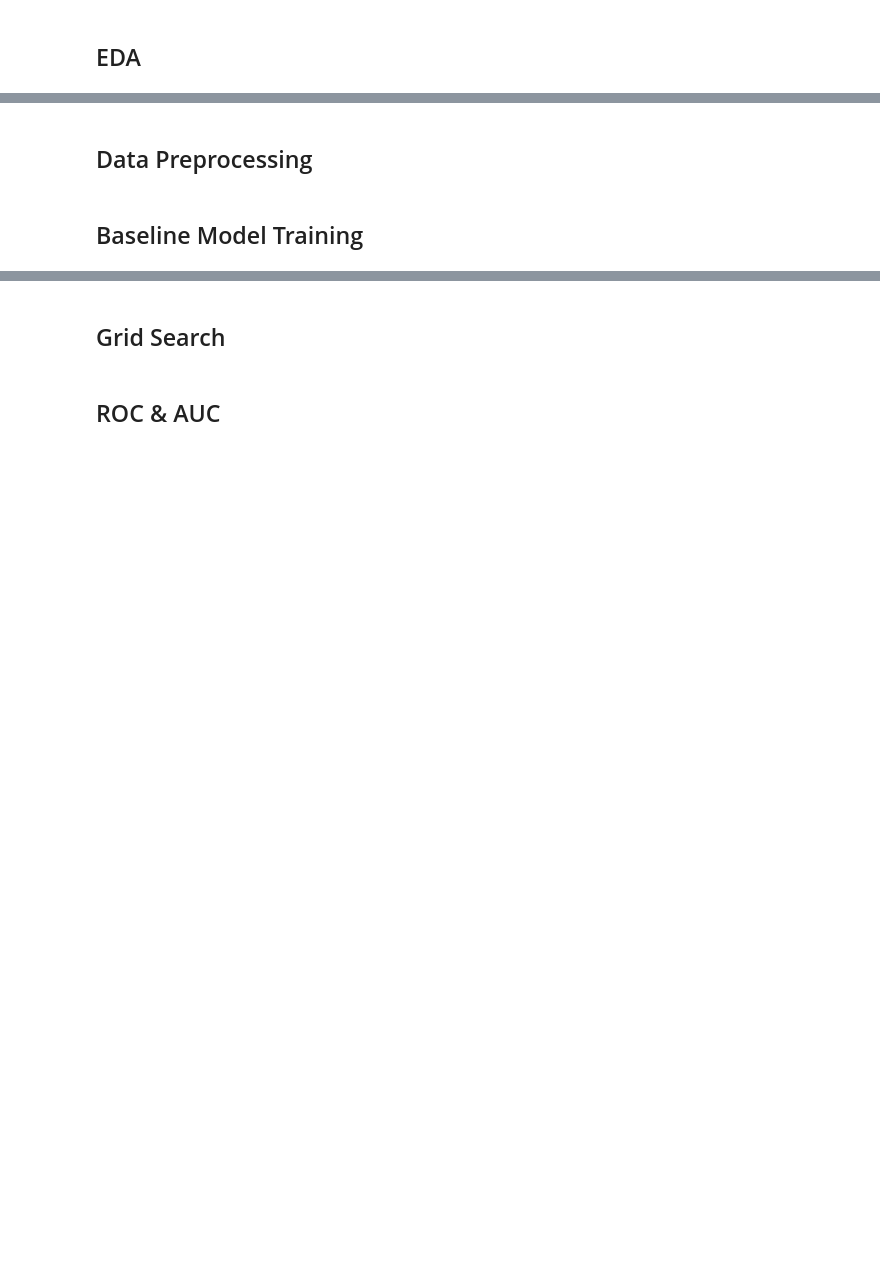
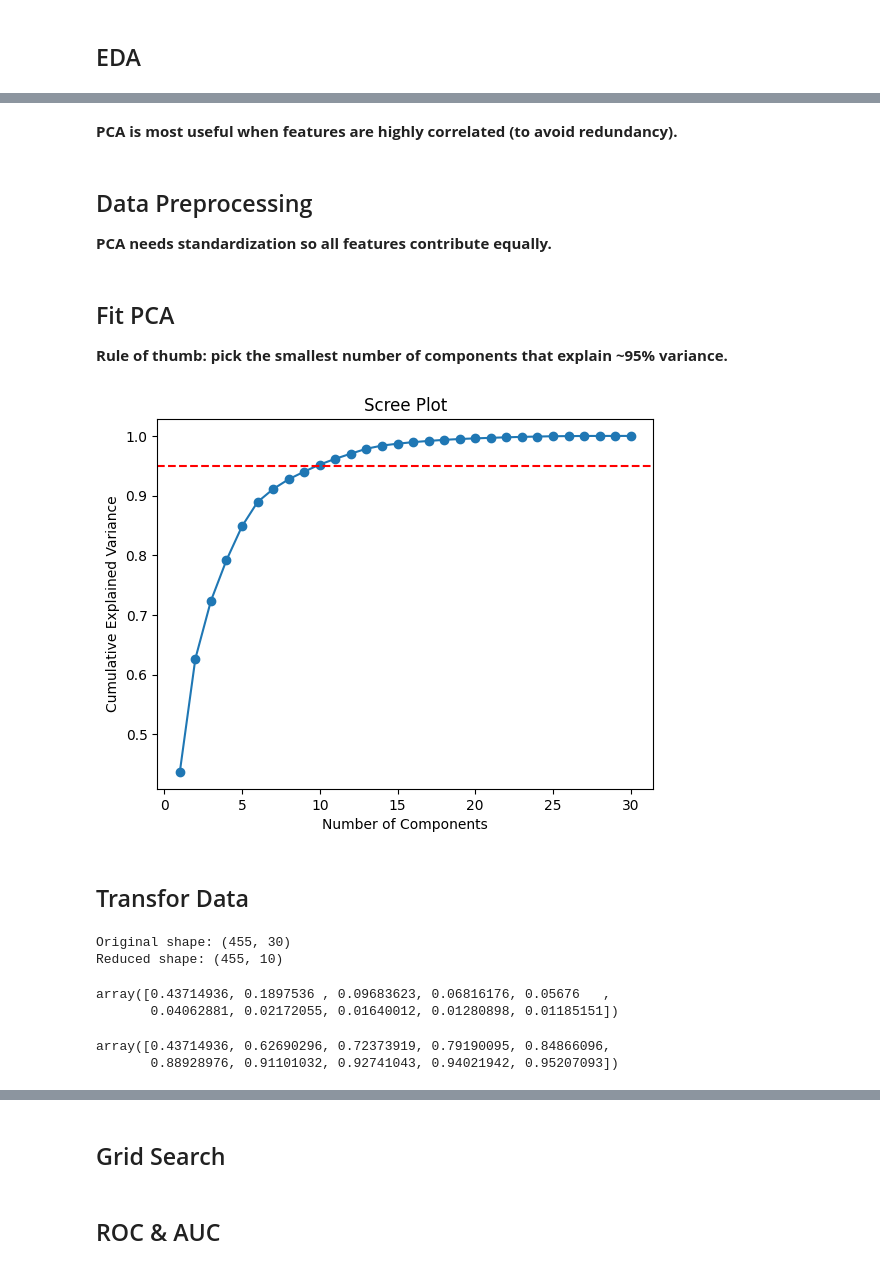
Before and after one commit to anika0273/ML_BoilerPlates, a Jupyter notebook: PCA.ipynb, the cells around one changed output, grey strips where cells are left out. Drawn from its saved outputs; the diff is of its cells as text; code cells hidden in the pictures; blank space fills up the shorter version.

```diff
--- a/PCA.ipynb
+++ b/PCA.ipynb
@@ -7,4 +56,45 @@
+# %% [markdown]
+**PCA is most useful when features are highly correlated (to avoid redundancy).**
 # %% [markdown]
 ## Data Preprocessing
+
+**PCA needs standardization so all features contribute equally.**
+# %%
+scaler = StandardScaler()
+X_scaled = scaler.fit_transform(X)
+
+# Train-test split
+X_train, X_test, y_train, y_test = train_test_split(
+    X_scaled, y, test_size=0.2, random_state=42, stratify=y
+)
 # %% [markdown]
-## Baseline Model Training
+## Fit PCA
+**Rule of thumb: pick the smallest number of components that explain ~95% variance.**
+# %%
+pca = PCA()
+pca.fit(X_train)
+
+# Explained variance ratio
+explained_variance = np.cumsum(pca.explained_variance_ratio_)
+
+plt.plot(range(1, len(explained_variance)+1), explained_variance, marker="o")
+plt.xlabel("Number of Components")
+plt.ylabel("Cumulative Explained Variance")
+plt.title("Scree Plot")
+plt.axhline(y=0.95, color="r", linestyle="--")
+plt.show()
+# %% [output]
+[figure, added]
+# %% [markdown]
+## Transfor Data
+# %%
+# Keep enough components to explain 95% variance
+pca = PCA(n_components=0.95, random_state=42)
+X_train_pca = pca.fit_transform(X_train)
+X_test_pca = pca.transform(X_test)
+
+print("Original shape:", X_train.shape)
+print("Reduced shape:", X_train_pca.shape)
+# %% [output]
+Original shape: (455, 30)
+Reduced shape: (455, 10)
@@ -10,0 +105,10 @@
+# %%
+explained_variance
+# %% [output]
+array([0.43714936, 0.1897536 , 0.09683623, 0.06816176, 0.05676   ,
+       0.04062881, 0.02172055, 0.01640012, 0.01280898, 0.01185151])
+# %%
+cumulative_variance
+# %% [output]
+array([0.43714936, 0.62690296, 0.72373919, 0.79190095, 0.84866096,
+       0.88928976, 0.91101032, 0.92741043, 0.94021942, 0.95207093])
```
Also changed, not shown: parts of 16 cells of this notebook, 1 other file.
